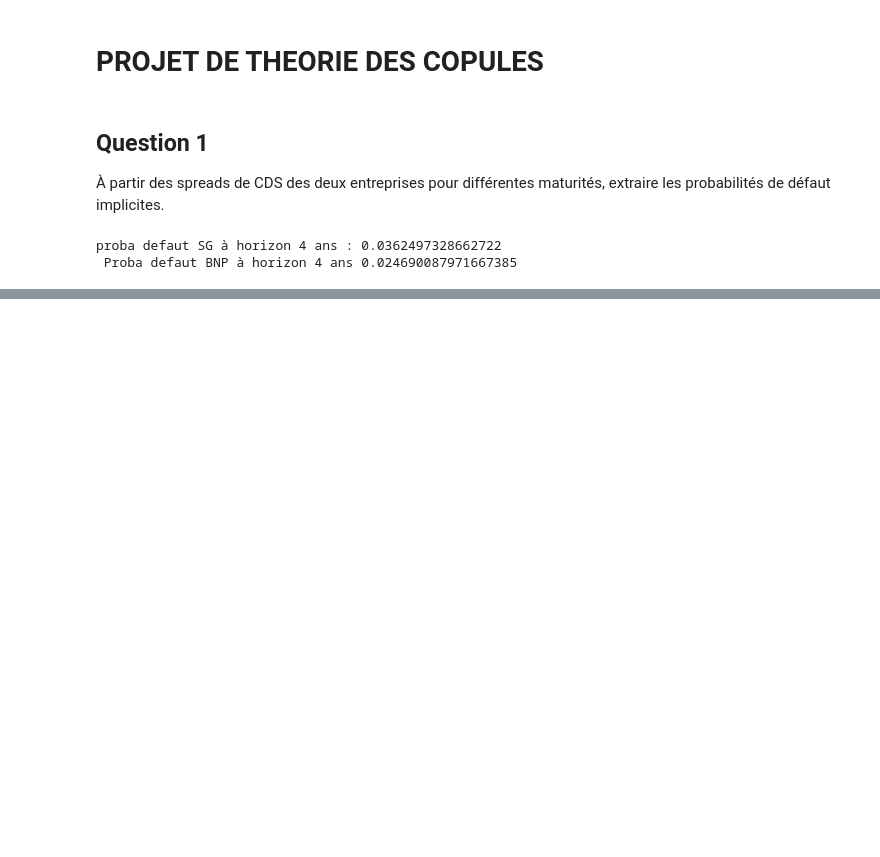
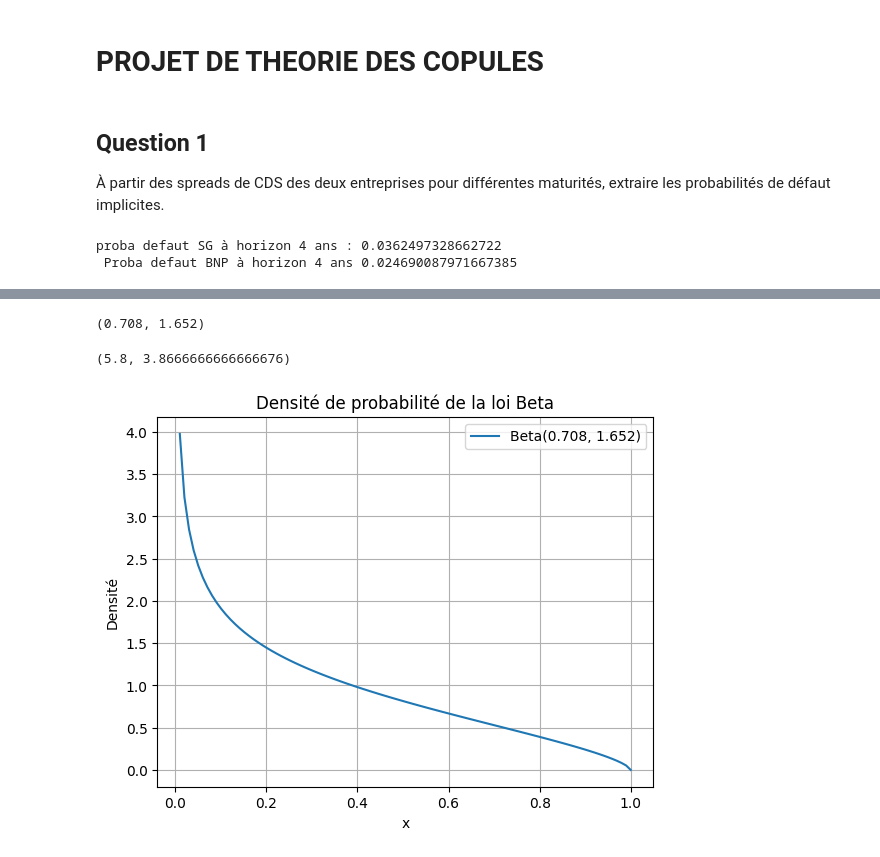
Before and after one commit to Jeangrivo/Gestion-des-Risques-Multiples, a Jupyter notebook: projet_marilene.ipynb, the cells around one changed output, grey strips where cells are left out. Drawn from its saved outputs; the diff is of its cells as text; code cells hidden in the pictures; blank space fills up the shorter version.

```diff
--- a/projet_marilene.ipynb
+++ b/projet_marilene.ipynb
@@ -25,0 +31,51 @@ proba defaut SG à horizon 4 ans : 0.0362497328662722
+# %%
+def param_loi_beta(mu, sigma):
+    a_hat = (((mu**2)*(1-mu))/(sigma**2)) - mu
+
+    b_hat = (((mu**2)*((1-mu)**2))/(mu*(sigma)**2)) - (1-mu)
+
+    return a_hat, b_hat
+# %%
+a_hat_SG, b_hat_SG = param_loi_beta(0.3, 0.25)
+a_hat_SG, b_hat_SG
+# %% [output]
+(0.708, 1.652)
+# %%
+a_hat_BNP, b_hat_BNP = param_loi_beta(0.6, 0.15)
+a_hat_BNP, b_hat_BNP
+# %% [output]
+(5.8, 3.8666666666666676)
+# %%
+import math
+import numpy as np
+import scipy.stats as stats
+import matplotlib.pyplot as plt
+
+def beta_density(a, b, x):
+    """
+    Calcule la densité de probabilité de la loi Beta pour des paramètres a et b.
+    :param x: Valeur où évaluer la densité
+    """
+    if a <= 0 or b <= 0:
+        raise ValueError("Les paramètres a et b doivent être strictement positifs.")
+    return stats.beta.pdf(x, a, b)
+
+def plot_beta_density(a, b):
+    """
+    Affiche la courbe de densité de la loi Beta pour les paramètres donnés a et b
+    """
+    x = np.linspace(0, 1, 100)
+    y = beta_density(a, b, x)
+
+    plt.plot(x, y, label=f'Beta({a}, {b})')
+    plt.xlabel('x')
+    plt.ylabel('Densité')
+    plt.title('Densité de probabilité de la loi Beta')
+    plt.legend()
+    plt.grid()
+    plt.show()
+# %%
+
+plot_beta_density(a_hat_SG, b_hat_SG)
+# %% [output]
+[figure, added]
```
Also changed, not shown: parts of 3 cells of this notebook.
